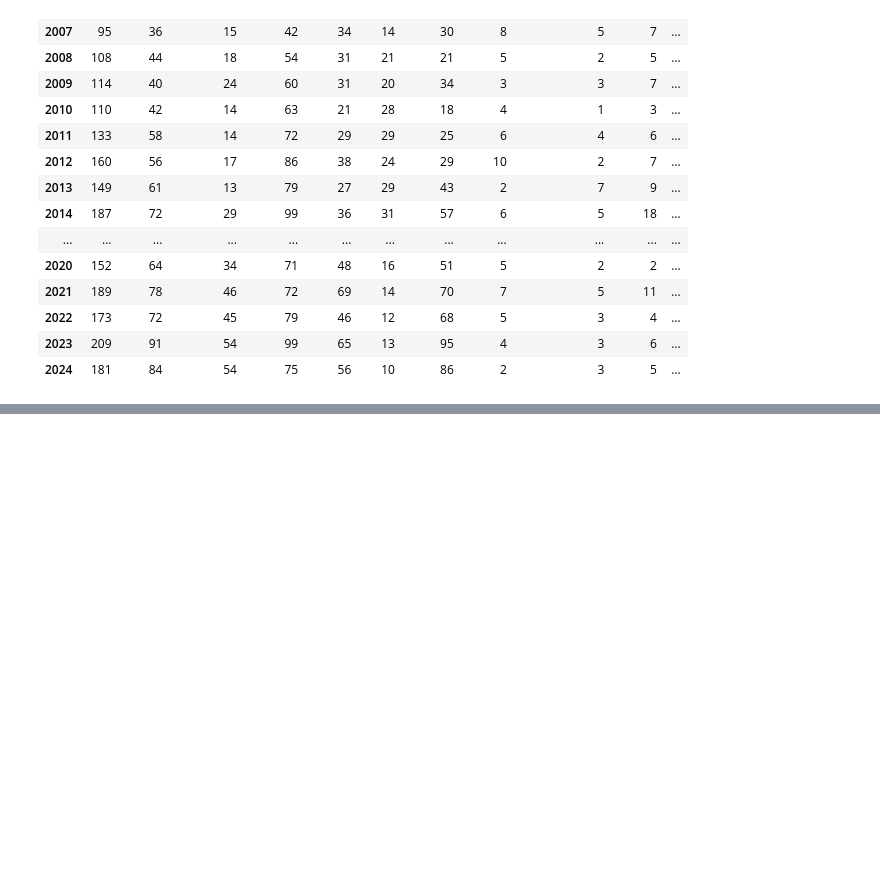
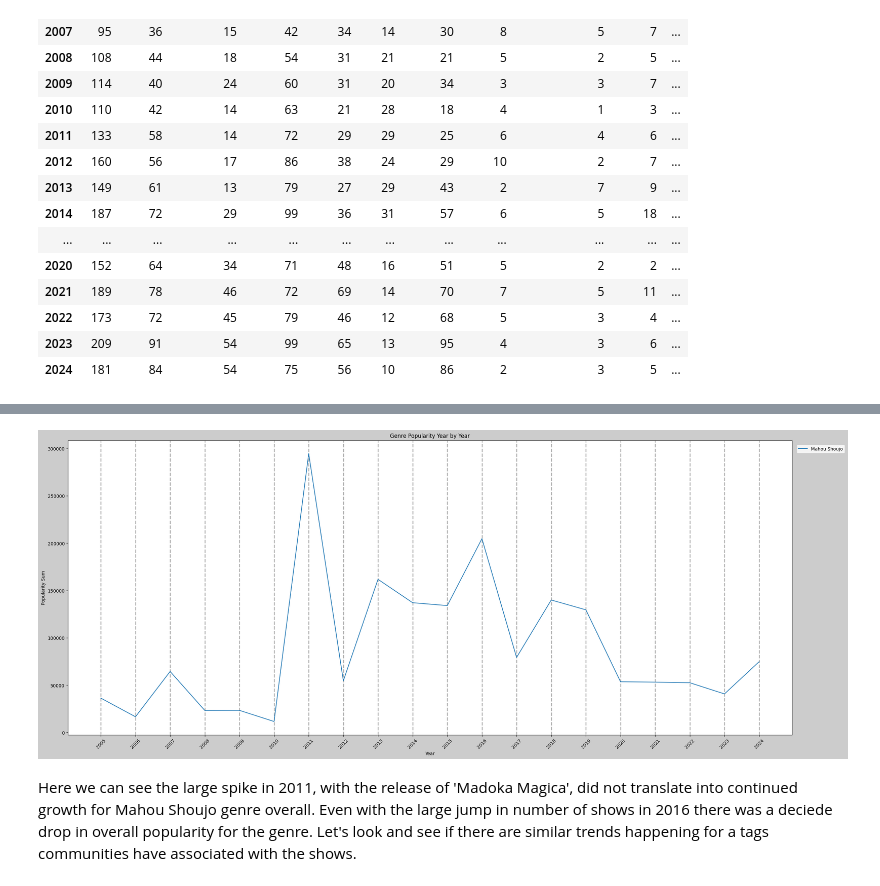
Before and after one commit to leolion023/Anilist, a Jupyter notebook: anilist_analysis.ipynb, the cells around one changed output, grey strips where cells are left out. Saved outputs shown, nothing was run; the diff lists cells and outputs as text; code cells hidden in the pictures; blank space fills up the shorter version.

```diff
--- a/anilist_analysis.ipynb
+++ b/anilist_analysis.ipynb
@@ -286,0 +339,22 @@ genre_year_count_merge
+# %%
+genre_popularity = anilist_genres.pivot_table(values='Popularity', index='Year', columns='Genres', aggfunc='sum', fill_value=0)
+colors = sns.color_palette('husl', 18)
+# Plotting
+plt.figure(figsize=(25, 10),facecolor='#cccccc')
+
+plt.plot(genre_popularity.index, genre_popularity['Mahou Shoujo'], label = 'Mahou Shoujo')
+plt.title('Genre Popularity Year by Year')
+plt.xlabel('Year')
+plt.ylabel('Popularity Sum')
+plt.legend(bbox_to_anchor=(1, 1), loc='upper left', borderaxespad=1.)
+plt.grid(True, which='both', axis='x', linestyle='--', linewidth=2)
+plt.tight_layout()
+
+plt.xticks(range(min(genre_popularity.index), max(genre_popularity.index) + 1))
+plt.xticks(rotation=45)
+
+plt.show()
+# %% [output]
+[figure, added]
+# %% [markdown]
+Here we can see the large spike in 2011, with the release of 'Madoka Magica', did not translate into continued growth for Mahou Shoujo genre overall. Even with the large jump in number of shows in 2016 there was a deciede drop in overall popularity for the genre. Let's look and see if there are similar trends happening for a tags communities have associated with the shows.
```
Also changed, not shown: parts of 30 cells of this notebook.
